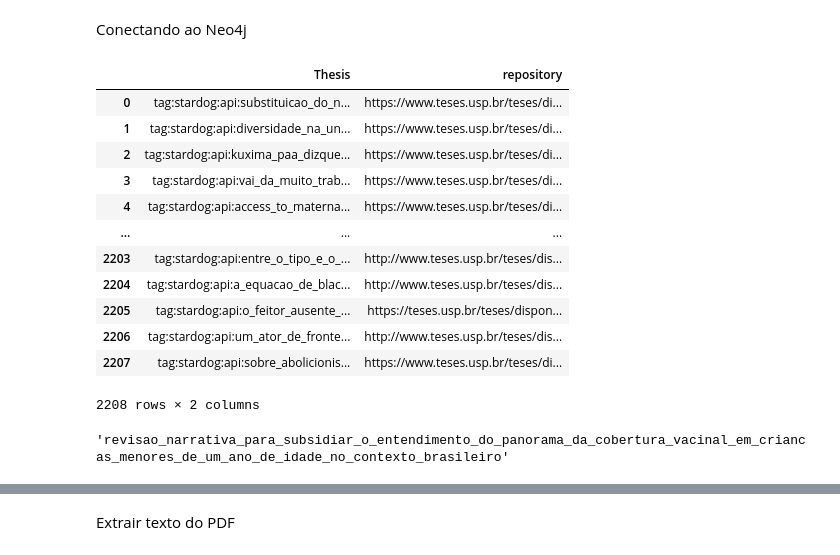
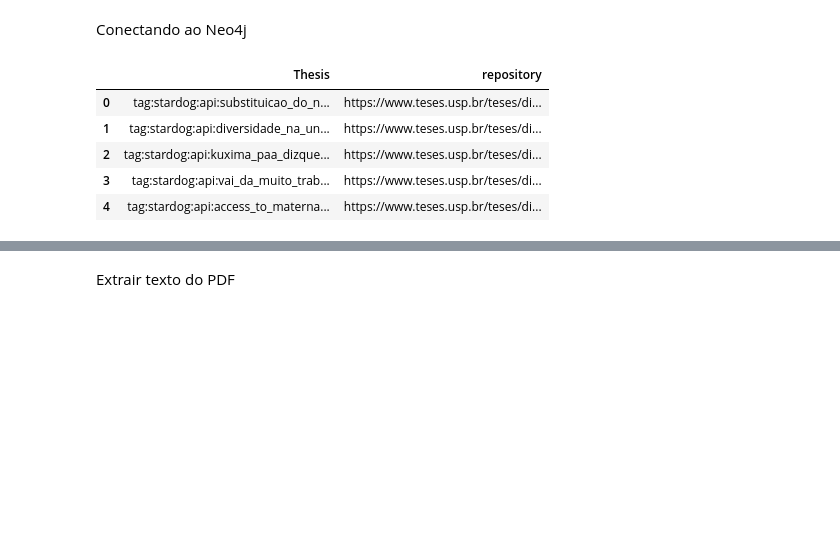
Before and after one commit to fabiocorreacordeiro/Indigenous-Slavery-KG, a Jupyter notebook: data/crawler_bibliotecas/(rascunho)crawler .ipynb, the cells around one changed output, grey strips where cells are left out. Cells and saved outputs as stored; diff of their text form; code cells hidden in the pictures; blank space fills up the shorter version.

```diff
--- a/data/crawler_bibliotecas/(rascunho)crawler .ipynb
+++ b/data/crawler_bibliotecas/(rascunho)crawler .ipynb
@@ -54,42 +40,19 @@ graph = Neo4jGraph(
 # %%
-#Saprql query
+#Cypher query to get all theses from USP
 query1 = """
-SELECT ?thesis ?link
-WHERE {
-  ?thesis <http://purl.org/dc/terms/publisher> <tag:stardog:api:USP>.
-  ?thesis a <http://purl.org/ontology/bibo/Thesis>.
-  ?thesis <http://purl.org/ontology/bibo/repository> ?link.
-}
-"""
-
-#csv_results = conn.select(query1, content_type='text/csv')
-#thesis_abstract = pd.read_csv(io.BytesIO(csv_results))
-#thesis_abstract
-
-
-#Cypher query
-query2 = """
 MATCH  (t:Thesis)-[:publisher]-(uni:University{uri:'tag:stardog:api:USP'})
 RETURN  t["uri"] as Thesis, t["repository"] as repository
 """
 
-results = graph.query(query2)
+results = graph.query(query1)
 # Convert the results to a DataFrame
 thesis_repository = pd.DataFrame(results, columns=["Thesis", "repository"])
+thesis_repository = thesis_repository[:5]
 thesis_repository
-
-#2213 / 2208
 # %% [output]
 |  | Thesis | repository |
 | 0 | tag:stardog:api:substituicao_do_n... | https://www.teses.usp.br/teses/di... |
 | 1 | tag:stardog:api:diversidade_na_un... | https://www.teses.usp.br/teses/di... |
 | 2 | tag:stardog:api:kuxima_paa_dizque... | https://www.teses.usp.br/teses/di... |
 | 3 | tag:stardog:api:vai_da_muito_trab... | https://www.teses.usp.br/teses/di... |
 | 4 | tag:stardog:api:access_to_materna... | https://www.teses.usp.br/teses/di... |
-| ... | ... | ... |
-| 2203 | tag:stardog:api:entre_o_tipo_e_o_... | http://www.teses.usp.br/teses/dis... |
-| 2204 | tag:stardog:api:a_equacao_de_blac... | http://www.teses.usp.br/teses/dis... |
-| 2205 | tag:stardog:api:o_feitor_ausente_... | https://teses.usp.br/teses/dispon... |
-| 2206 | tag:stardog:api:um_ator_de_fronte... | http://www.teses.usp.br/teses/dis... |
-| 2207 | tag:stardog:api:sobre_abolicionis... | https://www.teses.usp.br/teses/di... |
-2208 rows × 2 columns
@@ -132,4 +58,0 @@ def download_file(pdf_link, thesis_uri):
-# %%
-download_file(pdf_link, thesis_uri)
-# %% [output]
-'revisao_narrativa_para_subsidiar_o_entendimento_do_panorama_da_cobertura_vacinal_em_criancas_menores_de_um_ano_de_idade_no_contexto_brasileiro'
```
Also changed, not shown: parts of 22 cells of this notebook, 1 other file.
